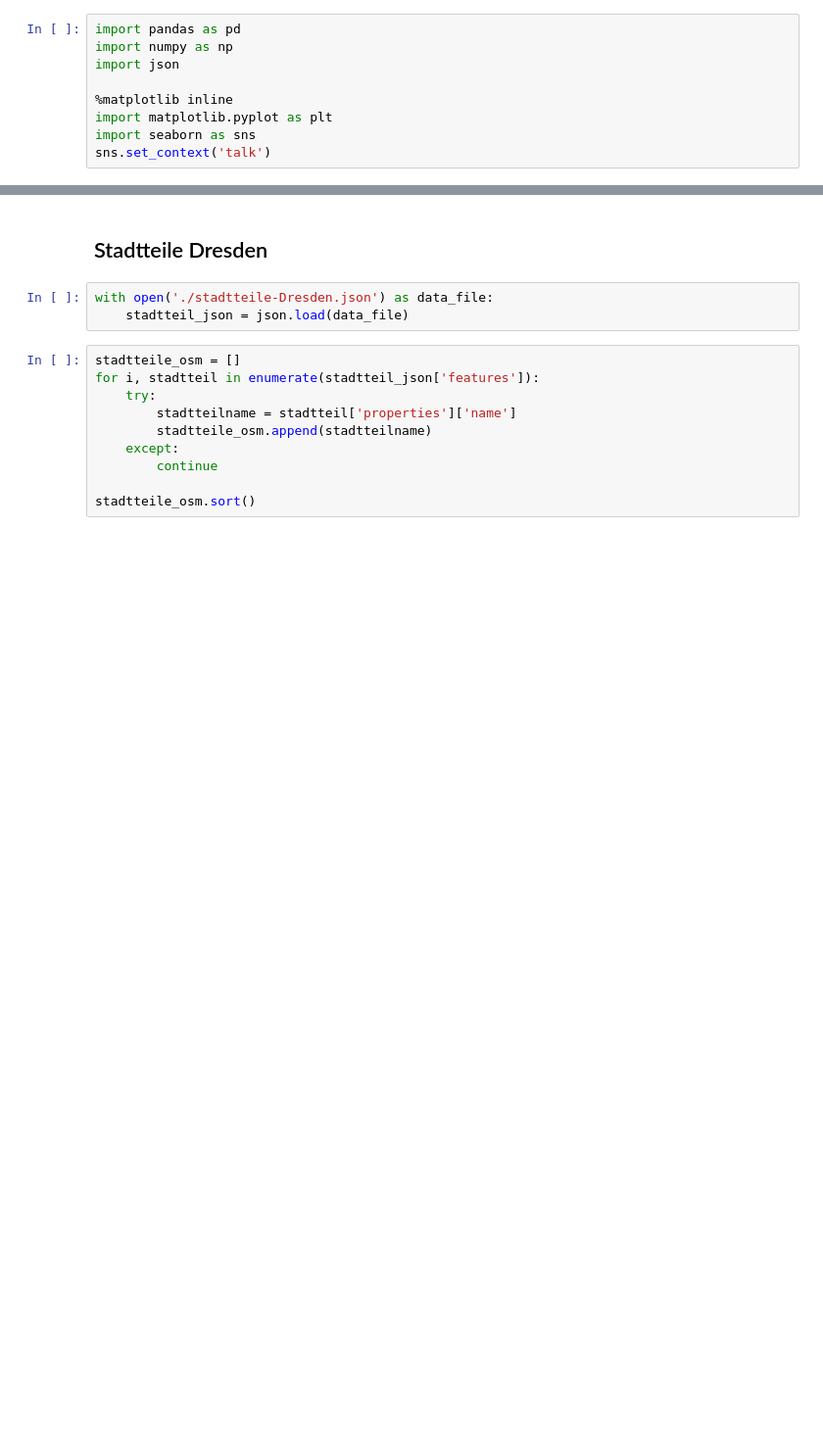
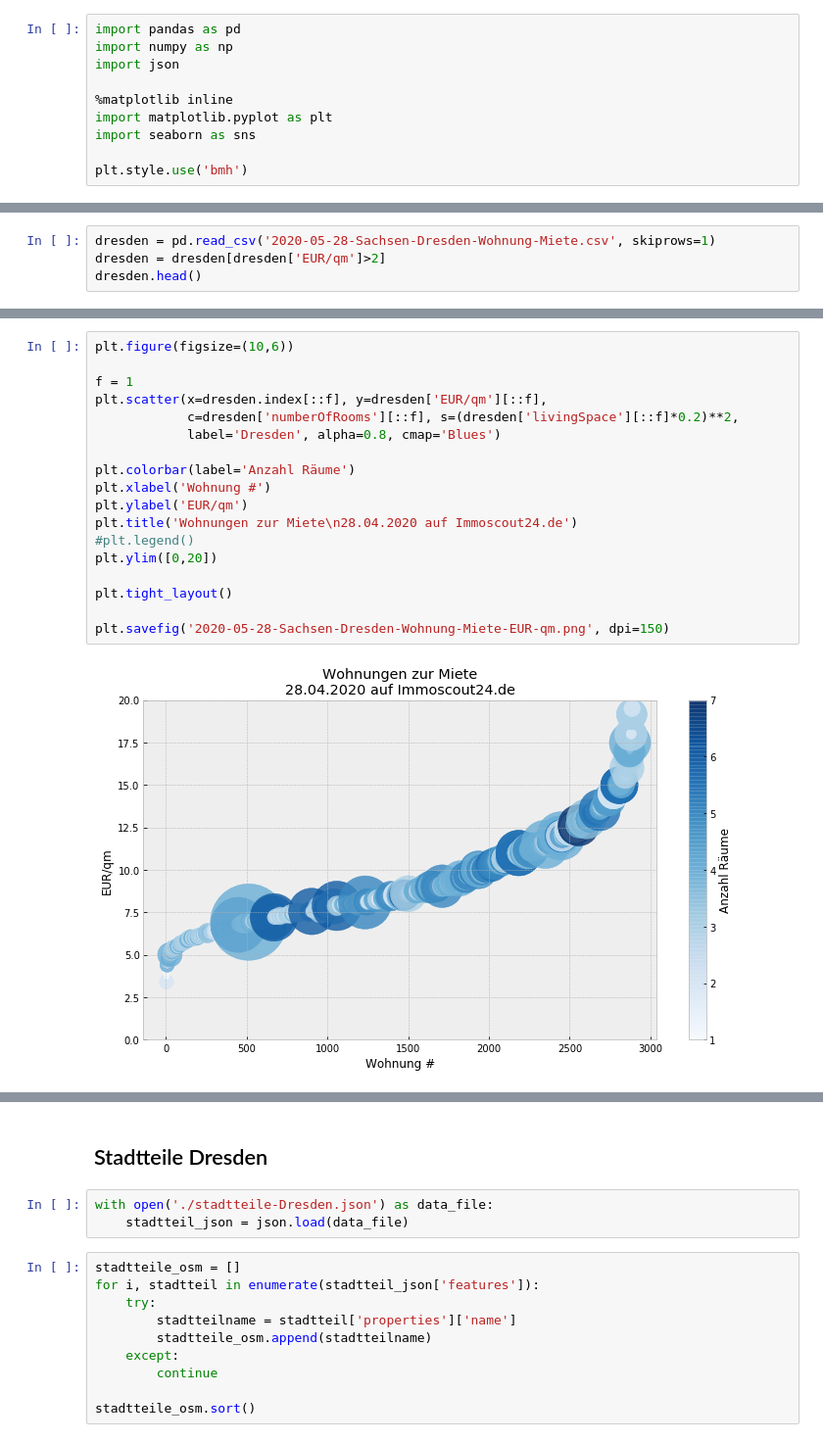
Before and after one commit to balzer82/immoscraper, a Jupyter notebook: immoanalyze.ipynb, the cells around one changed output, grey strips where cells are left out. Shown at 98% size. Saved outputs shown, nothing was run; the diff lists cells and outputs as text; blank space fills up the shorter version.

```diff
--- a/immoanalyze.ipynb
+++ b/immoanalyze.ipynb
@@ -6,4 +6,5 @@ import json
 %matplotlib inline
 import matplotlib.pyplot as plt
 import seaborn as sns
-sns.set_context('talk')
+
+plt.style.use('bmh')
@@ -9,0 +13,4 @@ sns.set_context('talk')
+# %%
+dresden = pd.read_csv('2020-05-28-Sachsen-Dresden-Wohnung-Miete.csv', skiprows=1)
+dresden = dresden[dresden['EUR/qm']>2]
+dresden.head()
@@ -9,0 +139,20 @@ sns.set_context('talk')
+# %%
+plt.figure(figsize=(10,6))
+
+f = 1
+plt.scatter(x=dresden.index[::f], y=dresden['EUR/qm'][::f],
+            c=dresden['numberOfRooms'][::f], s=(dresden['livingSpace'][::f]*0.2)**2,
+            label='Dresden', alpha=0.8, cmap='Blues')
+
+plt.colorbar(label='Anzahl Räume')
+plt.xlabel('Wohnung #')
+plt.ylabel('EUR/qm')
+plt.title('Wohnungen zur Miete\n28.04.2020 auf Immoscout24.de')
+#plt.legend()
+plt.ylim([0,20])
+
+plt.tight_layout()
+
+plt.savefig('2020-05-28-Sachsen-Dresden-Wohnung-Miete-EUR-qm.png', dpi=150)
+# %% [output]
+[figure, added]
```
Also changed, not shown: parts of 47 cells of this notebook, 1 other file.
